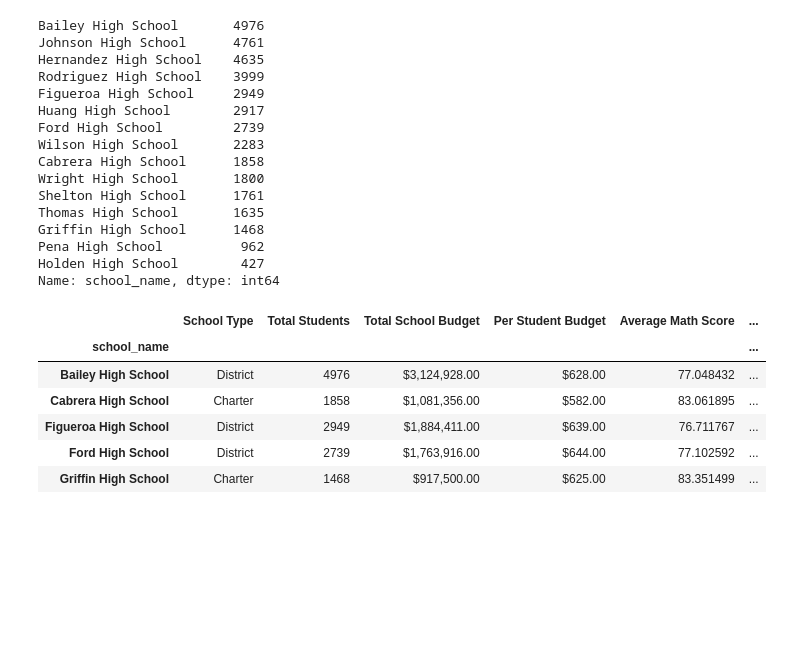
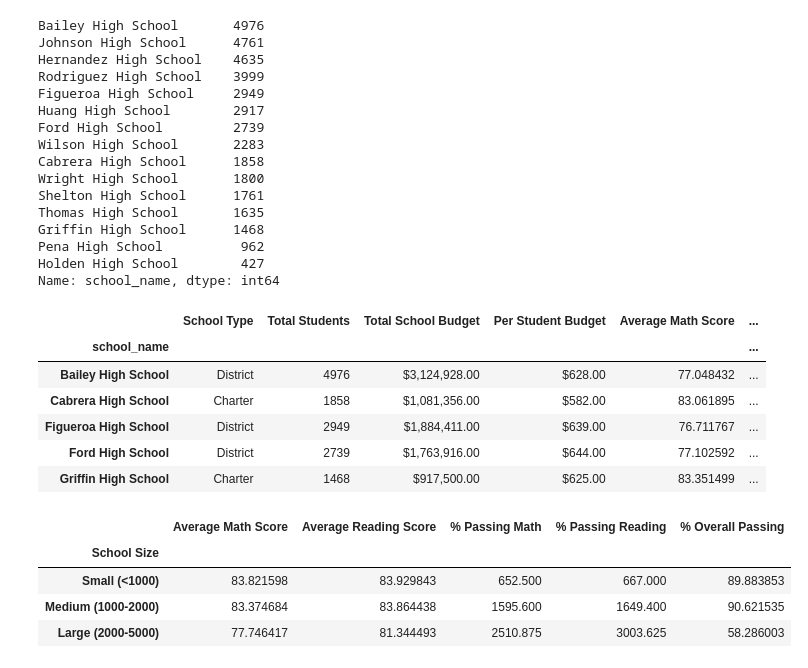
Before and after one commit to Jflux05/School_District_Analysis, a Jupyter notebook: PyCitySchools.ipynb, the cells around one changed output. Drawn from its saved outputs; the diff is of its cells as text; code cells hidden in the pictures; blank space fills up the shorter version.

Commit message:
scores by school size.

```diff
--- a/PyCitySchools.ipynb
+++ b/PyCitySchools.ipynb
@@ -1248,3 +1248,47 @@ per_school_summary_df.head()
 | Figueroa High School | District | 2949 | $1,884,411.00 | $639.00 | 76.711767 | ... |
 | Ford High School | District | 2739 | $1,763,916.00 | $644.00 | 77.102592 | ... |
 | Griffin High School | Charter | 1468 | $917,500.00 | $625.00 | 83.351499 | ... |
+# %%
+# First, let's create four new Series. We need to get the following data:
+
+    # Average Math Score
+    # Average Reading Score
+    # Average % Passing Math
+    # Average % Passing Reading
+    # Average % Overall Passing
+
+# Create each Series using the groupby() function on the School Size column.
+# The data for each column will be calculated by using the mean() method to get the averages of
+# the following columns: Average Math Score, Average Reading Score, % Passing Math, and % Passing Reading.
+# For the average "% Overall Passing," we'll add the % Passing Math and  % Passing Reading columns
+
+# Calculate averages for the desired columns.
+size_math_scores = per_school_summary_df.groupby(["School Size"]).mean()["Average Math Score"]
+
+size_reading_scores = per_school_summary_df.groupby(["School Size"]).mean()["Average Reading Score"]
+
+size_passing_math = per_school_summary_df.groupby(["School Size"]).mean()["% Passing Math"]
+
+size_passing_reading = per_school_summary_df.groupby(["School Size"]).mean()["% Passing Reading"]
+
+size_overall_passing = per_school_summary_df.groupby(["School Size"]).mean()["% Overall Passing"]
+# %%
+# Now it's time to add the average math and reading scores, the average percentage of
+# students who passed math and reading, and the average overall percentage to a new DataFrame.
+
+# Create the Size Summary DataFrame:
+# # Assemble into DataFrame.
+size_summary_df = pd.DataFrame({
+    "Average Math Score" : size_math_scores,
+    "Average Reading Score": size_reading_scores,
+    "% Passing Math": size_passing_math,
+    "% Passing Reading": size_passing_reading,
+    "% Overall Passing": size_overall_passing})
+
+size_summary_df
+# %% [output]
+|  | Average Math Score | Average Reading Score | % Passing Math | % Passing Reading | % Overall Passing |
+| School Size |  |  |  |  |  |
+| Small (<1000) | 83.821598 | 83.929843 | 652.500 | 667.000 | 89.883853 |
+| Medium (1000-2000) | 83.374684 | 83.864438 | 1595.600 | 1649.400 | 90.621535 |
+| Large (2000-5000) | 77.746417 | 81.344493 | 2510.875 | 3003.625 | 58.286003 |
```
Also changed, not shown: parts of 2 cells of this notebook.
